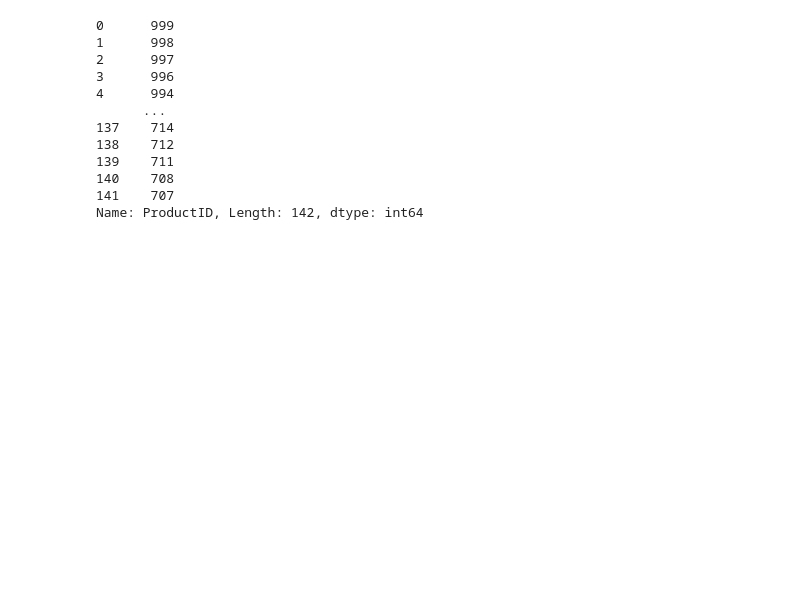
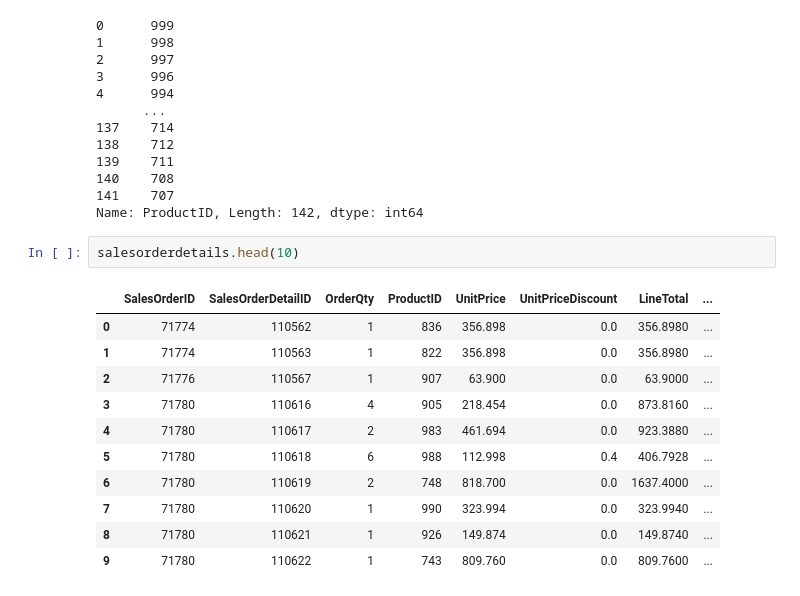
Before and after one commit to mesaketk/azure-data-engineer-train, a Jupyter notebook: Python/pandasdemo.ipynb, the cells around one changed output. Saved outputs shown, nothing was run; the diff lists cells and outputs as text; blank space fills up the shorter version.

```diff
--- a/Python/pandasdemo.ipynb
+++ b/Python/pandasdemo.ipynb
@@ -136,3 +136,17 @@ final_table['ProductID']
 140    708
 141    707
 Name: ProductID, Length: 142, dtype: int64
+# %%
+salesorderdetails.head(10)
+# %% [output]
+|  | SalesOrderID | SalesOrderDetailID | OrderQty | ProductID | UnitPrice | UnitPriceDiscount | LineTotal | ... |
+| 0 | 71774 | 110562 | 1 | 836 | 356.898 | 0.0 | 356.8980 | ... |
+| 1 | 71774 | 110563 | 1 | 822 | 356.898 | 0.0 | 356.8980 | ... |
+| 2 | 71776 | 110567 | 1 | 907 | 63.900 | 0.0 | 63.9000 | ... |
+| 3 | 71780 | 110616 | 4 | 905 | 218.454 | 0.0 | 873.8160 | ... |
+| 4 | 71780 | 110617 | 2 | 983 | 461.694 | 0.0 | 923.3880 | ... |
+| 5 | 71780 | 110618 | 6 | 988 | 112.998 | 0.4 | 406.7928 | ... |
+| 6 | 71780 | 110619 | 2 | 748 | 818.700 | 0.0 | 1637.4000 | ... |
+| 7 | 71780 | 110620 | 1 | 990 | 323.994 | 0.0 | 323.9940 | ... |
+| 8 | 71780 | 110621 | 1 | 926 | 149.874 | 0.0 | 149.8740 | ... |
+| 9 | 71780 | 110622 | 1 | 743 | 809.760 | 0.0 | 809.7600 | ... |
```
Also changed, not shown: parts of 10 cells of this notebook, 4 other files.
